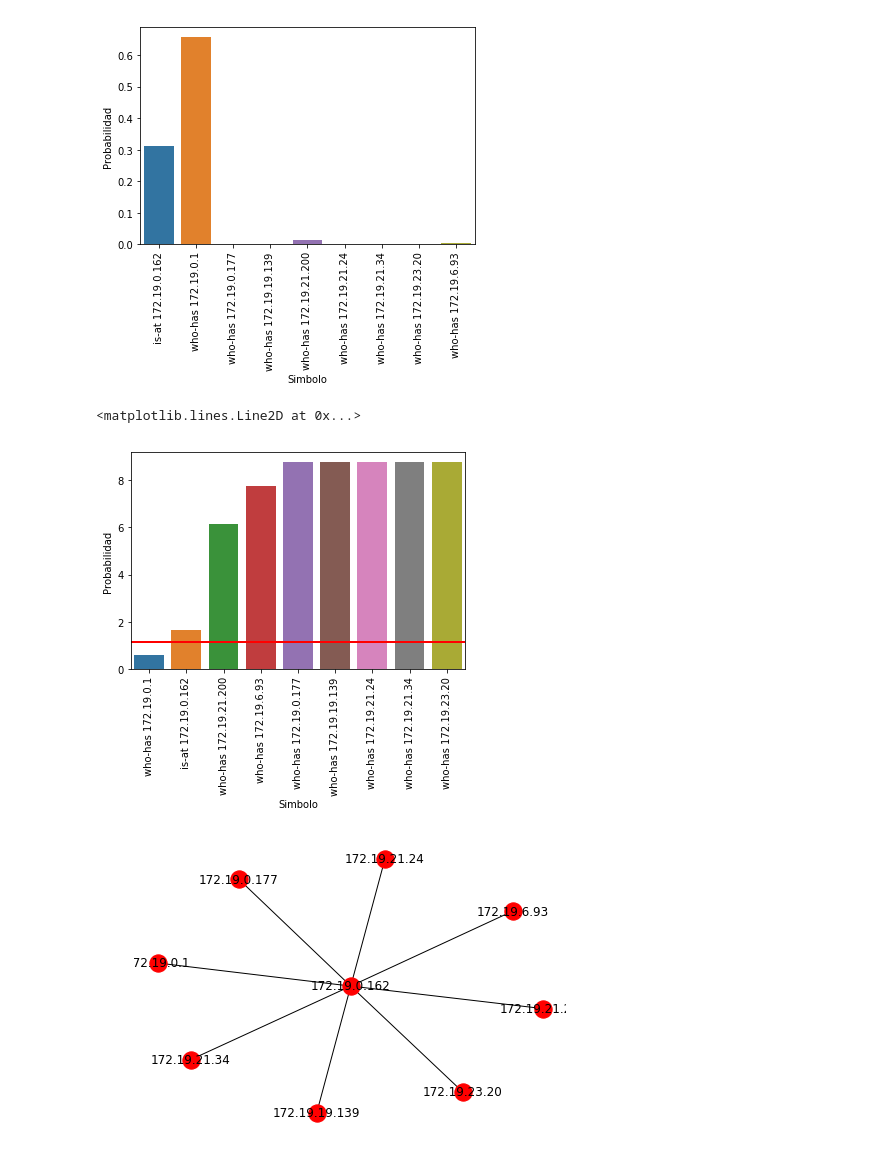
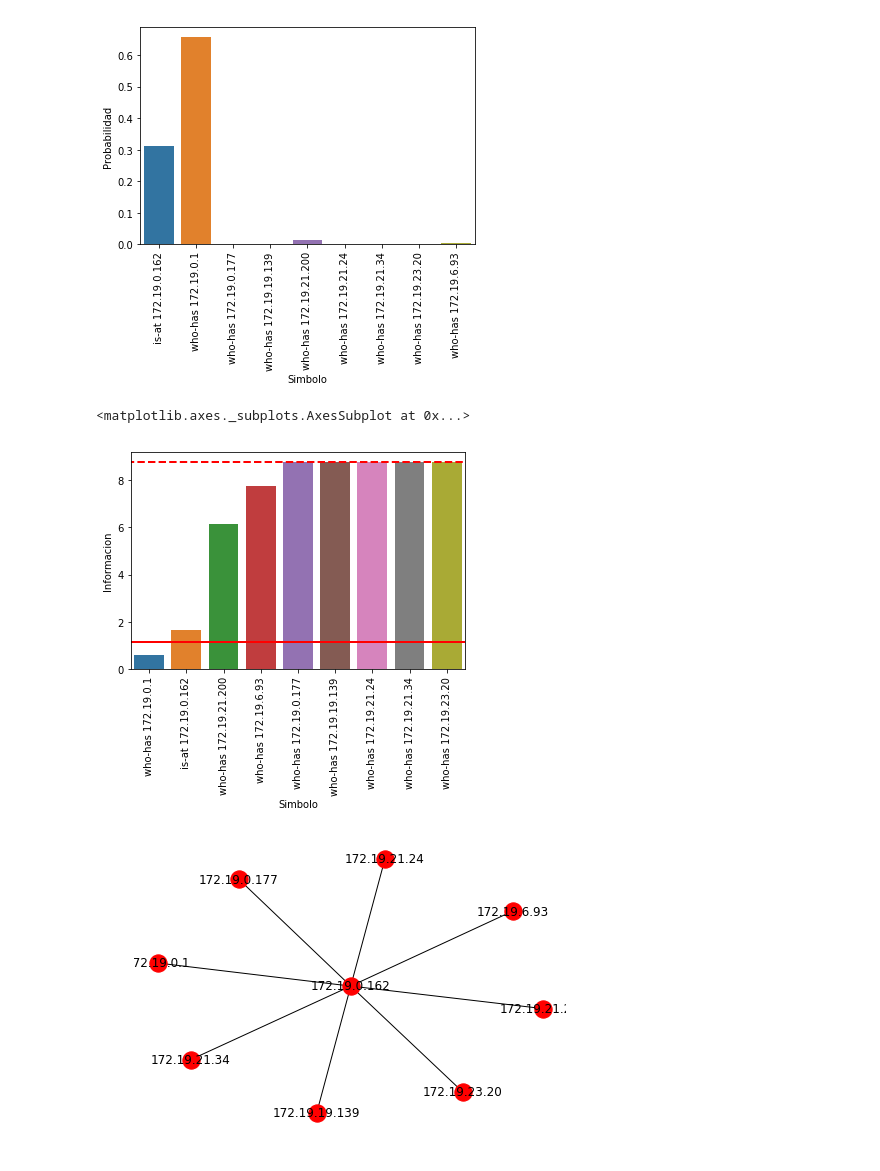
Before and after one commit to ZebaSz/tdc-tp1, a Jupyter notebook: script/Plots.ipynb, the cells around one changed output. Saved outputs shown, nothing was run; the diff lists cells and outputs as text; code cells hidden in the pictures.

```diff
--- a/script/Plots.ipynb
+++ b/script/Plots.ipynb
@@ -197,14 +198,11 @@ plot_prob_bar(summary_s2_mc)
 # %% [output]
 entropy: 1.146397508444987  max_entropy: 8.751544059089099
 [figure]
-# %%
-ax = sns.barplot(x="simbolo", y="info", data=summary_s2_mc.sort_values('info', ascending=True).iloc[0:20])
-ax.set(xlabel='Simbolo', ylabel='Probabilidad')
-ax.set_xticklabels(ax.get_xticklabels(), rotation=90)
-ax.axhline(y=entropy(summary_s2_mc), xmin=-1, xmax=1, color='r', linestyle='-', lw=2)
-# %% [output]
-<matplotlib.lines.Line2D at 0x...>
-[figure, removed]
+# %%
+plot_info_bar(summary_s2_mc.sort_values('info', ascending=True).iloc[0:20], 90)
+# %% [output]
+<matplotlib.axes._subplots.AxesSubplot at 0x...>
+[figure, added]
 # %%
 net_graph(data_s2_mc)
 # %% [output]
```
Also changed, not shown: parts of 4 cells of this notebook, 4 other files.
